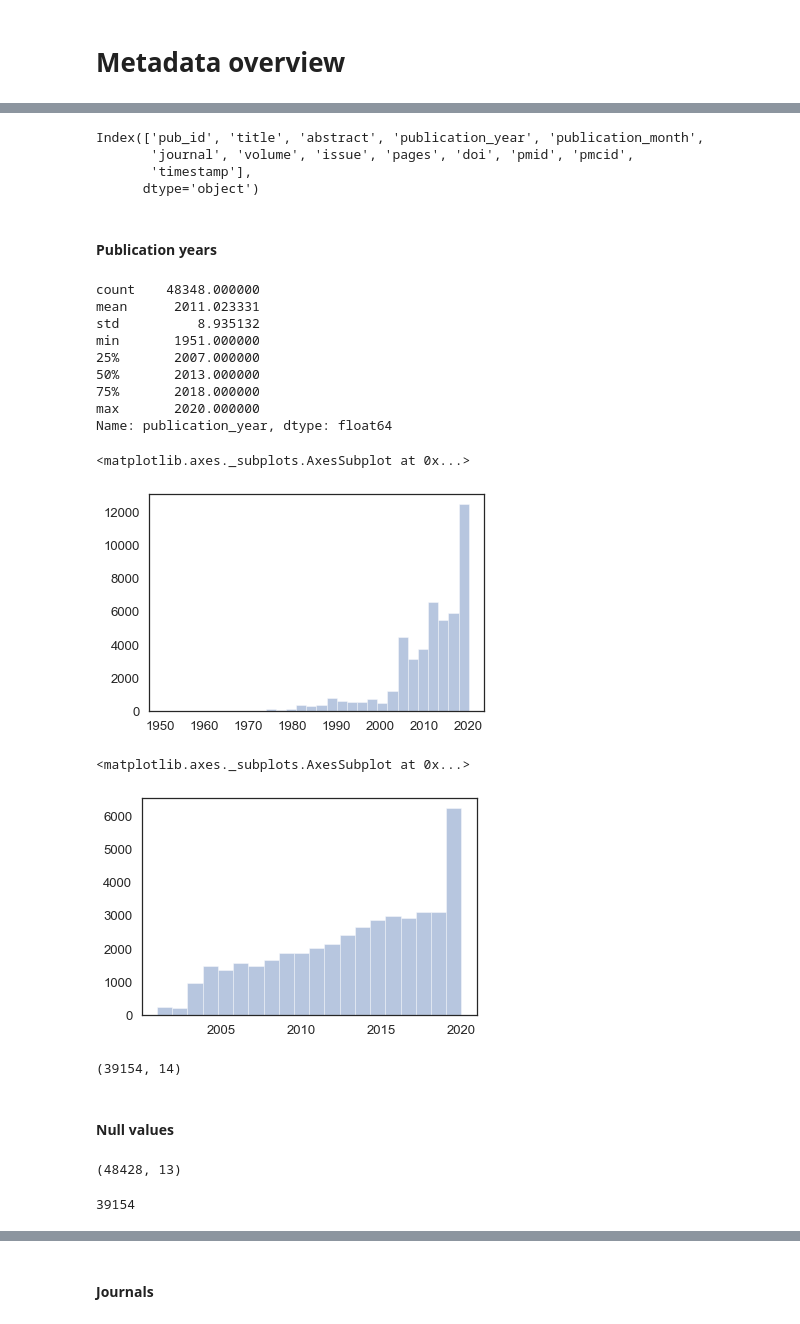
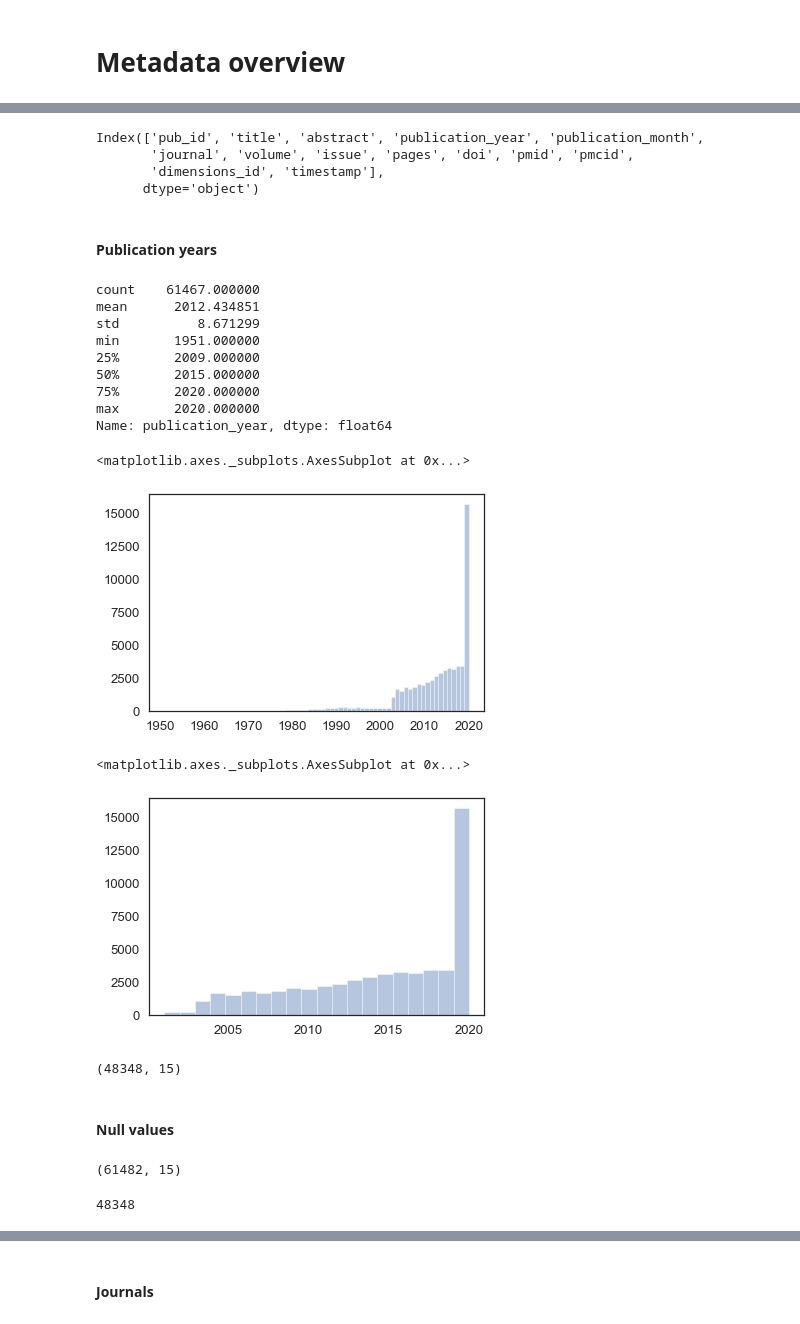
Before and after one commit to CWTSLeiden/cwts_covid, a Jupyter notebook: Notebook_3_metadata_overview.ipynb, the cells around one changed output, grey strips where cells are left out. Drawn from its saved outputs; the diff is of its cells as text; code cells hidden in the pictures.

```diff
--- a/Notebook_3_metadata_overview.ipynb
+++ b/Notebook_3_metadata_overview.ipynb
@@ -29,7 +26,7 @@ The autoreload extension is already loaded. To reload it, use:
 # load metadata
 
 df_meta = pd.read_csv("datasets_output/df_pub.csv",compression="gzip")
-df_meta.drop(columns="Unnamed: 0",inplace=True)
+df_cord = pd.read_csv("datasets_input/CORD19_2020_04_17/metadata.csv")
 # %%
 df_meta.head()
 # %% [output]
@@ -44,7 +41,7 @@ df_meta.columns
 # %% [output]
 Index(['pub_id', 'title', 'abstract', 'publication_year', 'publication_month',
        'journal', 'volume', 'issue', 'pages', 'doi', 'pmid', 'pmcid',
-       'timestamp'],
+       'dimensions_id', 'timestamp'],
       dtype='object')
 # %% [markdown]
 #### Publication years
@@ -64,41 +61,41 @@ df_meta["publication_year"] = df_meta["publication_year"].apply(clean_year)
 # %%
 df_meta.publication_year.describe()
 # %% [output]
-count    48348.000000
-mean      2011.023331
-std          8.935132
+count    61467.000000
+mean      2012.434851
+std          8.671299
 min       1951.000000
-25%       2007.000000
-50%       2013.000000
-75%       2018.000000
+25%       2009.000000
+50%       2015.000000
+75%       2020.000000
 max       2020.000000
 Name: publication_year, dtype: float64
 # %%
-sns.distplot(df_meta.publication_year.tolist(), bins=30, kde=False)
+sns.distplot(df_meta.publication_year.tolist(), bins=70, kde=False)
 # %% [output]
 <matplotlib.axes._subplots.AxesSubplot at 0x...>
-[figure, old version]
+[figure, new version]
 # %%
 sns.distplot(df_meta[(pd.notnull(df_meta.publication_year)) & (df_meta.publication_year > 2000)].publication_year.tolist(), bins=20, hist=True, kde=False)
 # %% [output]
 <matplotlib.axes._subplots.AxesSubplot at 0x...>
-[figure, old version]
+[figure, new version]
 # %%
 df_meta["abstract_length"] = df_meta.abstract.str.len()
 # %%
 df_meta[df_meta.abstract_length>0].shape
 # %% [output]
-(39154, 14)
+(48348, 15)
 # %% [markdown]
 #### Null values
 # %%
 df_meta.shape
 # %% [output]
-(48428, 13)
+(61482, 15)
 # %%
 sum(pd.notnull(df_meta.abstract))
 # %% [output]
-39154
+48348
 # %%
 sum(pd.notnull(df_meta.doi))
 # %% [output]
```
Also changed, not shown: parts of 21 cells of this notebook, 7 other files.
